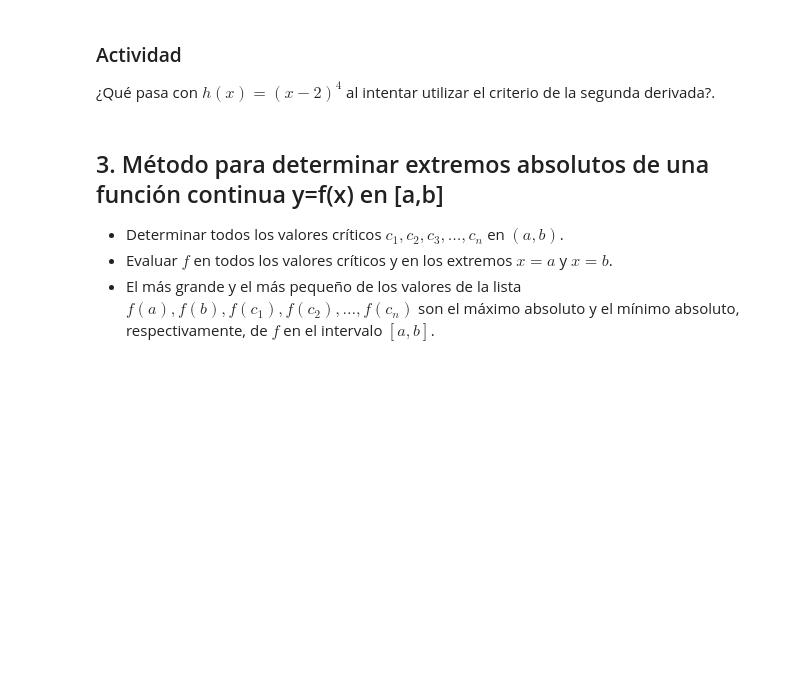
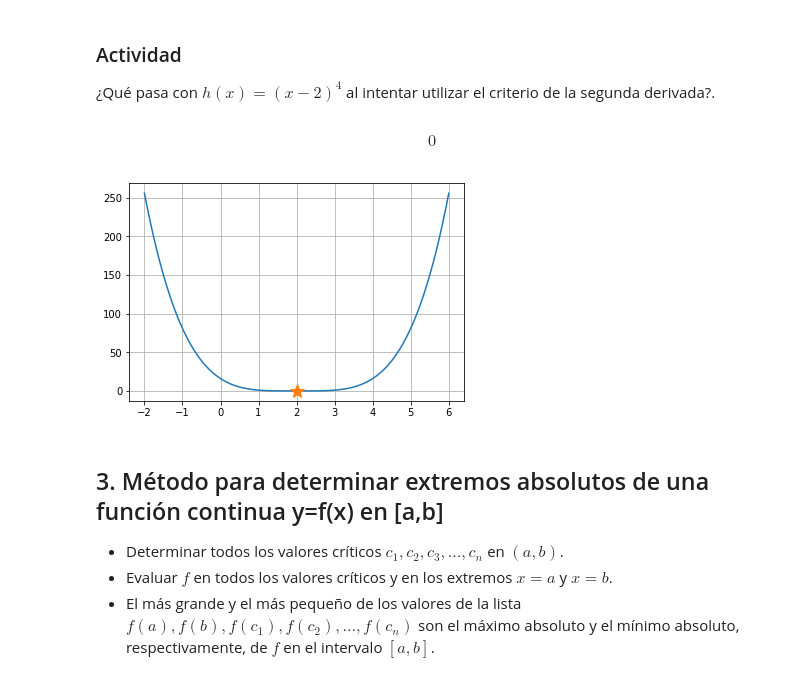
Before and after one commit to jorgegrgr/SimMat2020P, a Jupyter notebook: Optimización/Funciones escalares.ipynb, the cells around one changed output. Drawn from its saved outputs; the diff is of its cells as text; code cells hidden in the pictures; blank space fills up the shorter version.

```diff
--- a/Optimización/Funciones escalares.ipynb
+++ b/Optimización/Funciones escalares.ipynb
@@ -329,6 +364,21 @@ Como $g''(2)=0$ entonces el criterio de la segunda derivada no concluye.
 ### Actividad
 
 ¿Qué pasa con $h(x)=(x-2)^4$ al intentar utilizar el criterio de la segunda derivada?.
+# %%
+def h(x):
+    return (x-2)**4
+dh=sp.diff(h(x),x)
+ch=sp.solve(dh,x)
+ddh=sp.diff(h(x),x,2)
+ddh.subs(x,ch[0])
+# %% [output]
+$$0$$
+# %%
+plt.plot(xnum,h(xnum))
+plt.plot(ch[0],h(ch[0]),'*',ms=15)
+plt.grid()
+# %% [output]
+[figure, added]
 # %% [markdown]
 ## 3. Método para determinar extremos absolutos de una función continua y=f(x) en [a,b]
 
```
Also changed, not shown: parts of 9 cells of this notebook.
